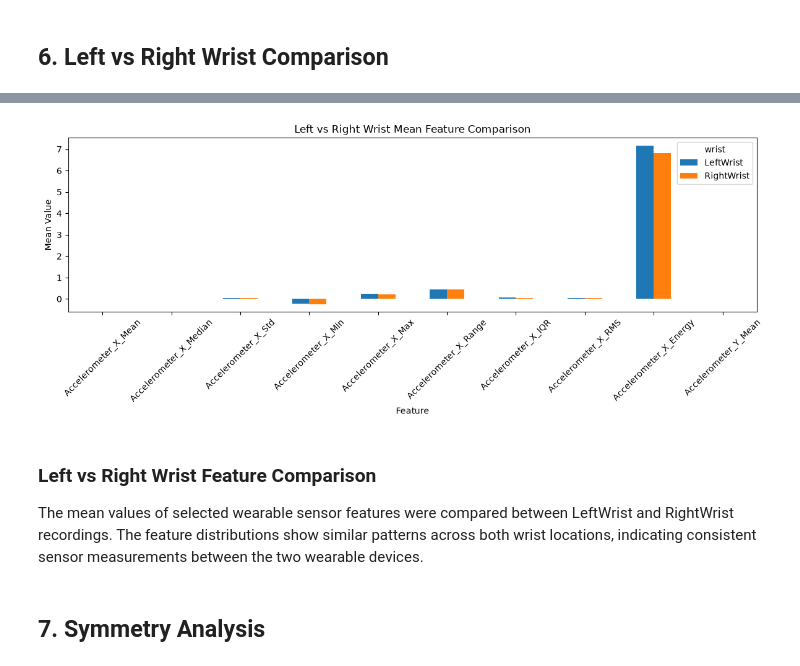
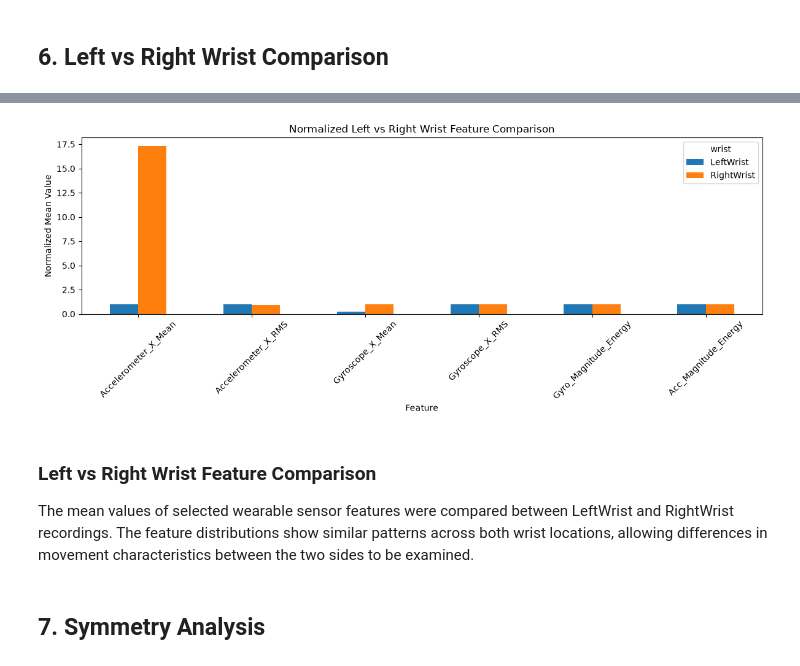
Before and after one commit to obramwell/AI-Assisted-Screening-of-Parkinson-s-Disease, a Jupyter notebook: notebooks/08_task_wrist_analysis.ipynb, the cells around one changed output, grey strips where cells are left out. Saved outputs shown, nothing was run; the diff lists cells and outputs as text; code cells hidden in the pictures.

```diff
--- a/notebooks/08_task_wrist_analysis.ipynb
+++ b/notebooks/08_task_wrist_analysis.ipynb
@@ -205,30 +232,32 @@ The average wearable sensor features were compared between LeftWrist and RightWr
-# %%
-# Compare Mean Feature Values Between Wrists
-
-comparison_features = feature_columns[:10]
-
-(
-    wrist_feature_means[comparison_features]
-    .T
-    .plot(
-        kind="bar",
-        figsize=(12, 5)
-    )
-)
-
-plt.title("Left vs Right Wrist Mean Feature Comparison")
-plt.xlabel("Feature")
-plt.ylabel("Mean Value")
-plt.xticks(rotation=45)
-
-plt.tight_layout()
-plt.show()
-# %% [output]
-[figure, removed]
+# %%
+# Normalize wrist feature comparison for visualization
+
+wrist_feature_normalized = (
+    wrist_feature_means /
+    wrist_feature_means.max()
+)
+
+(
+    wrist_feature_normalized.T
+    .plot(
+        kind="bar",
+        figsize=(12,5)
+    )
+)
+
+plt.title("Normalized Left vs Right Wrist Feature Comparison")
+plt.xlabel("Feature")
+plt.ylabel("Normalized Mean Value")
+plt.xticks(rotation=45)
+
+plt.tight_layout()
+plt.show()
+# %% [output]
+[figure, added]
 # %% [markdown]
 ### Left vs Right Wrist Feature Comparison
 
-The mean values of selected wearable sensor features were compared between LeftWrist and RightWrist recordings. The feature distributions show similar patterns across both wrist locations, indicating consistent sensor measurements between the two wearable devices.
+The mean values of selected wearable sensor features were compared between LeftWrist and RightWrist recordings. The feature distributions show similar patterns across both wrist locations, allowing differences in movement characteristics between the two sides to be examined.
 # %% [markdown]
 ## 7. Symmetry Analysis
 # %%
```
Also changed, not shown: parts of 11 cells of this notebook, 2 other files.
